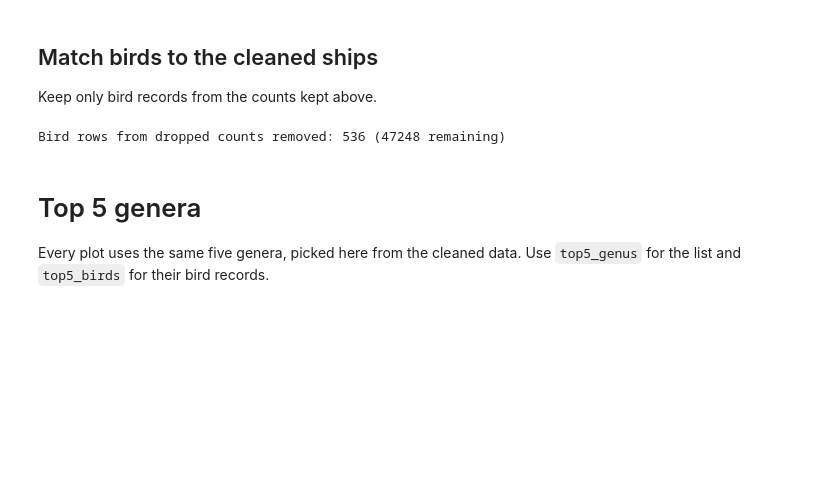
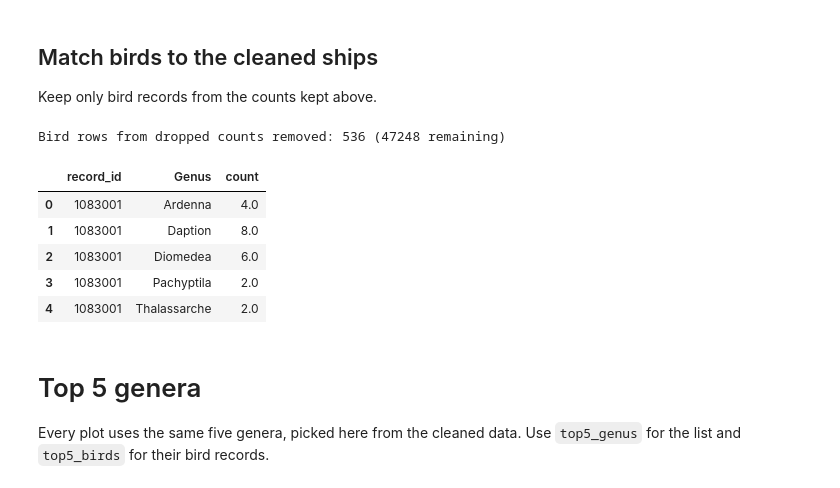
Before and after one commit to rizrn/DSA2101-Plotting-Parrots, a Jupyter notebook: main.ipynb, the cells around one changed output. Drawn from its saved outputs; the diff is of its cells as text; code cells hidden in the pictures; blank space fills up the shorter version.

```diff
--- a/main.ipynb
+++ b/main.ipynb
@@ -221,10 +221,20 @@ Keep only bird records from the counts kept above.
 # %%
 # Keep birds from full counts only
 before = len(birds_cleaned)
 birds_cleaned = birds_cleaned[birds_cleaned["record_id"].isin(ships_cleaned["record_id"])].copy()
 print(f"Bird rows from dropped counts removed: {before - len(birds_cleaned)} ({len(birds_cleaned)} remaining)")
+
+# Count each unique genus per census (min_count=1 keeps the total as NaN when no count was written down)
+genus_by_count = birds_cleaned.groupby(["record_id", "Genus"], as_index=False)["count"].sum(min_count=1)
+genus_by_count.head()
 # %% [output]
 Bird rows from dropped counts removed: 536 (47248 remaining)
+|  | record_id | Genus | count |
+| 0 | 1083001 | Ardenna | 4.0 |
+| 1 | 1083001 | Daption | 8.0 |
+| 2 | 1083001 | Diomedea | 6.0 |
+| 3 | 1083001 | Pachyptila | 2.0 |
+| 4 | 1083001 | Thalassarche | 2.0 |
 # %% [markdown]
 # Top 5 genera
 Every plot uses the same five genera, picked here from the cleaned data. Use `top5_genus` for the list and `top5_birds` for their bird records.
```
Also changed, not shown: parts of 15 cells of this notebook, 1 other file.
